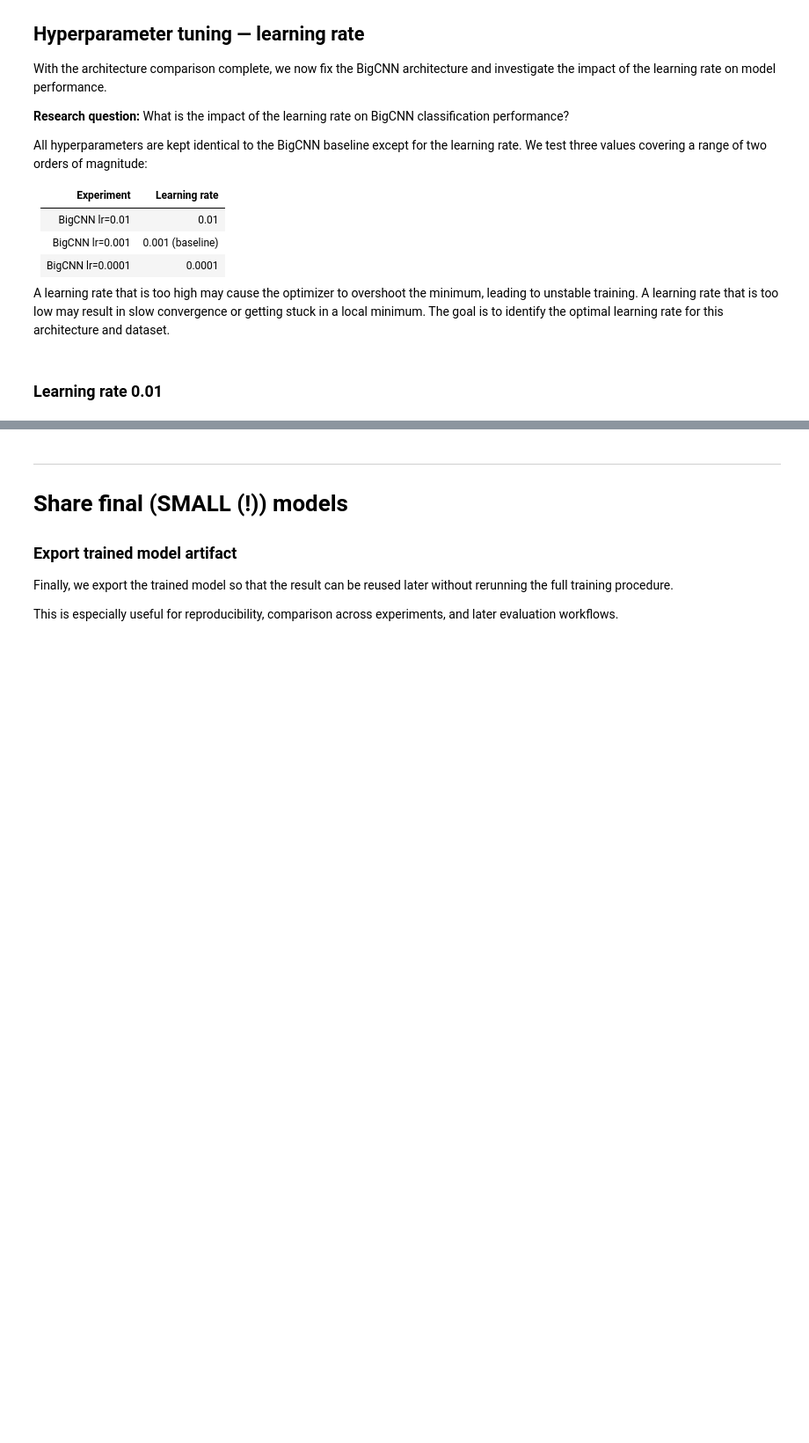
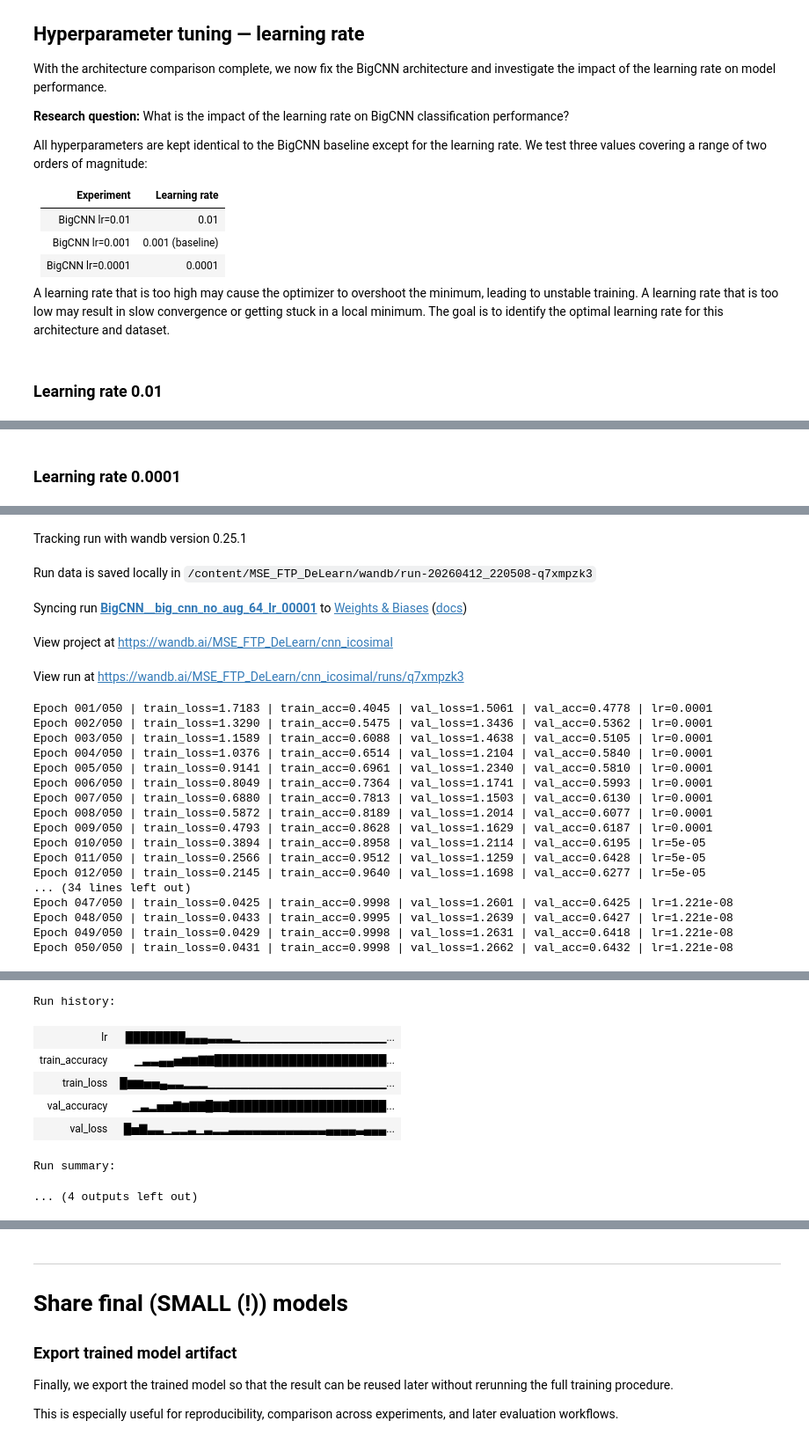
Before and after one commit to Rinovative/MSE_FTP_DeLearn, a Jupyter notebook: notebooks/01_cnn_icosimal.ipynb, the cells around one changed output, grey strips where cells are left out. Shown at 88% size. Drawn from its saved outputs; the diff is of its cells as text; code cells hidden in the pictures; blank space fills up the shorter version.

Commit message:
feat: add lr 00001 experiment to notebook

```diff
--- a/notebooks/01_cnn_icosimal.ipynb
+++ b/notebooks/01_cnn_icosimal.ipynb
@@ -1009,0 +1065,49 @@ workflow.evaluate_experiment_block(
+# %% [markdown]
+### Learning rate 0.0001
+# %%
+EXPERIMENT = "big_cnn_no_aug_64_lr_00001"  # change here
+
+
+def build_components() -> tuple[
+    torch.nn.Module,
+    torch.nn.Module,
+    torch.optim.Optimizer,
+    torch.optim.lr_scheduler.LRScheduler | torch.optim.lr_scheduler.ReduceLROnPlateau | None,
+]:
+    """Build and return model, loss, optimizer, and scheduler for this experiment."""
+    model = models.big_cnn.BigCNN(num_classes=len(class_names), image_size=64)  # change here
+
+    criterion = torch.nn.CrossEntropyLoss()  # change here
+
+    optimizer = torch.optim.Adam(  # change here
+        model.parameters(),
+        lr=1e-4,
+        weight_decay=1e-4,
+    )
+
+    scheduler = torch.optim.lr_scheduler.ReduceLROnPlateau(  # change here
+        optimizer,
+        mode="min",
+        factor=0.5,
+        patience=2,
+    )
+
+    return model, criterion, optimizer, scheduler
+
+# artifact_results[EXPERIMENT] = {
+#     "destination_artifact_dir": ARTIFACTS_DIR / "BigCNN_big_cnn_no_aug_64_lr_00001"
+# }
+
+experiment_results[EXPERIMENT] = workflow.run_experiment_block(
+    experiment_key=EXPERIMENT,
+    build_components_fn=build_components,
+    data_bundle=data_bundle_baseline_64,  # change here
+    device=DEVICE,
+    output_dir=OUTPUT_DIR,
+    seed=SEED,
+    deterministic=DETERMINISTIC,
+    tags=["64x64", "no_aug", "big_cnn", "lr_00001"],  # change here
+    num_epochs=50,  # change here
+    # artifact_run_dir=artifact_results[EXPERIMENT]["destination_artifact_dir"], # can be used to load from artifact instead of running locally # change here # noqa: E501
+)
+# %% [output]
@@ -1009,0 +1119,22 @@ workflow.evaluate_experiment_block(
+Tracking run with wandb version 0.25.1
+Run data is saved locally in /content/MSE_FTP_DeLearn/wandb/run-20260412_220508-q7xmpzk3
+Syncing run BigCNN__big_cnn_no_aug_64_lr_00001 to Weights & Biases (docs)
+View project at https://wandb.ai/MSE_FTP_DeLearn/cnn_icosimal
+View run at https://wandb.ai/MSE_FTP_DeLearn/cnn_icosimal/runs/q7xmpzk3
+Epoch 001/050 | train_loss=1.7183 | train_acc=0.4045 | val_loss=1.5061 | val_acc=0.4778 | lr=0.0001
+Epoch 002/050 | train_loss=1.3290 | train_acc=0.5475 | val_loss=1.3436 | val_acc=0.5362 | lr=0.0001
+Epoch 003/050 | train_loss=1.1589 | train_acc=0.6088 | val_loss=1.4638 | val_acc=0.5105 | lr=0.0001
+Epoch 004/050 | train_loss=1.0376 | train_acc=0.6514 | val_loss=1.2104 | val_acc=0.5840 | lr=0.0001
+Epoch 005/050 | train_loss=0.9141 | train_acc=0.6961 | val_loss=1.2340 | val_acc=0.5810 | lr=0.0001
+Epoch 006/050 | train_loss=0.8049 | train_acc=0.7364 | val_loss=1.1741 | val_acc=0.5993 | lr=0.0001
+Epoch 007/050 | train_loss=0.6880 | train_acc=0.7813 | val_loss=1.1503 | val_acc=0.6130 | lr=0.0001
+Epoch 008/050 | train_loss=0.5872 | train_acc=0.8189 | val_loss=1.2014 | val_acc=0.6077 | lr=0.0001
+Epoch 009/050 | train_loss=0.4793 | train_acc=0.8628 | val_loss=1.1629 | val_acc=0.6187 | lr=0.0001
+Epoch 010/050 | train_loss=0.3894 | train_acc=0.8958 | val_loss=1.2114 | val_acc=0.6195 | lr=5e-05
+Epoch 011/050 | train_loss=0.2566 | train_acc=0.9512 | val_loss=1.1259 | val_acc=0.6428 | lr=5e-05
+Epoch 012/050 | train_loss=0.2145 | train_acc=0.9640 | val_loss=1.1698 | val_acc=0.6277 | lr=5e-05
+... (34 lines left out)
+Epoch 047/050 | train_loss=0.0425 | train_acc=0.9998 | val_loss=1.2601 | val_acc=0.6425 | lr=1.221e-08
+Epoch 048/050 | train_loss=0.0433 | train_acc=0.9995 | val_loss=1.2639 | val_acc=0.6427 | lr=1.221e-08
+Epoch 049/050 | train_loss=0.0429 | train_acc=0.9998 | val_loss=1.2631 | val_acc=0.6418 | lr=1.221e-08
+Epoch 050/050 | train_loss=0.0431 | train_acc=0.9998 | val_loss=1.2662 | val_acc=0.6432 | lr=1.221e-08
@@ -1009,0 +1142,8 @@ workflow.evaluate_experiment_block(
+Run history:
+| lr | ████████▄▄▄▃▃▃▂▁▁▁▁▁▁▁▁▁▁▁▁▁▁▁▁▁▁... |
+| train_accuracy | ▁▃▃▄▄▅▆▆▇▇███████████████████████... |
+| train_loss | █▆▆▅▅▄▃▃▂▂▂▁▁▁▁▁▁▁▁▁▁▁▁▁▁▁▁▁▁▁▁▁▁... |
+| val_accuracy | ▁▃▂▅▅▇▆▇▇█▇▇█████████████████████... |
+| val_loss | █▅▇▃▃▁▂▂▃▁▃▂▂▃▃▃▃▃▃▃▃▃▃▃▃▄▄▄▄▃▄▄▄... |
+Run summary:
+... (4 outputs left out)
```
Also changed, not shown: parts of 12 cells of this notebook.
